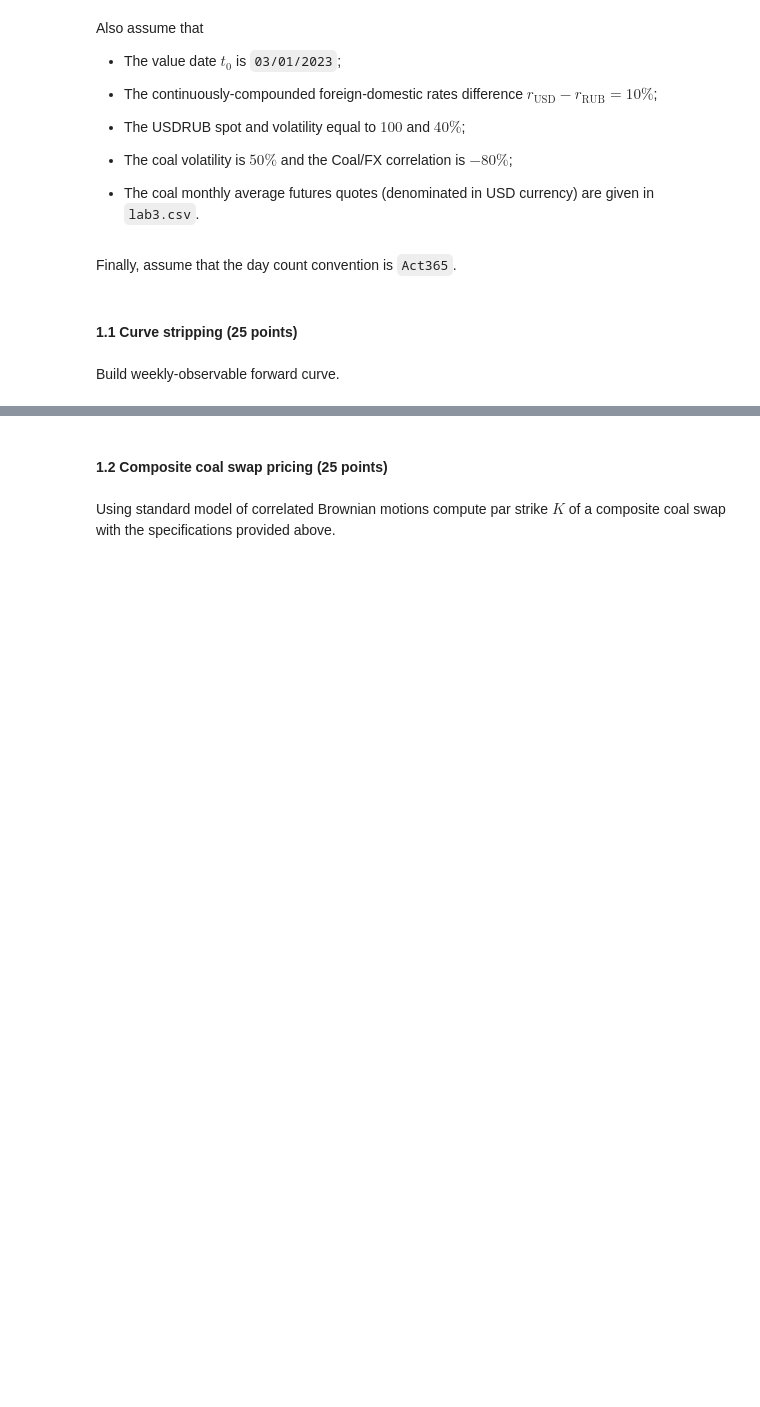
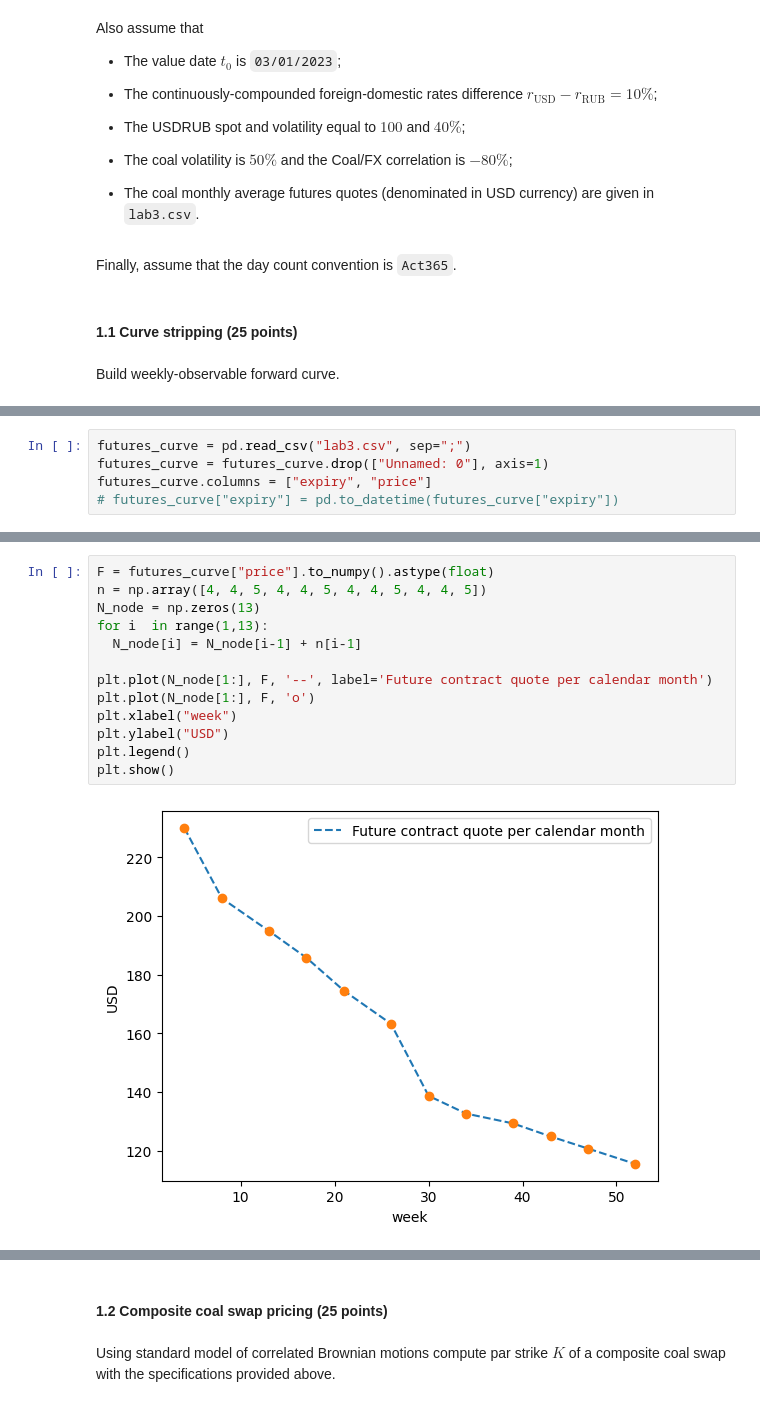
Before and after one commit to Cloda/Homeworks, a Jupyter notebook: VegaAppliedMathematicalFinance/Part2/AMFII_Lab3.ipynb, the cells around one changed output, grey strips where cells are left out. Saved outputs shown, nothing was run; the diff lists cells and outputs as text; blank space fills up the shorter version.

```diff
--- a/VegaAppliedMathematicalFinance/Part2/AMFII_Lab3.ipynb
+++ b/VegaAppliedMathematicalFinance/Part2/AMFII_Lab3.ipynb
@@ -44,0 +63,5 @@ Build weekly-observable forward curve.
+# %%
+futures_curve = pd.read_csv("lab3.csv", sep=";")
+futures_curve = futures_curve.drop(["Unnamed: 0"], axis=1)
+futures_curve.columns = ["expiry", "price"]
+# futures_curve["expiry"] = pd.to_datetime(futures_curve["expiry"])
@@ -44,0 +84,15 @@ Build weekly-observable forward curve.
+# %%
+F = futures_curve["price"].to_numpy().astype(float)
+n = np.array([4, 4, 5, 4, 4, 5, 4, 4, 5, 4, 4, 5])
+N_node = np.zeros(13)
+for i  in range(1,13):
+  N_node[i] = N_node[i-1] + n[i-1]
+
+plt.plot(N_node[1:], F, '--', label='Future contract quote per calendar month')
+plt.plot(N_node[1:], F, 'o')
+plt.xlabel("week")
+plt.ylabel("USD")
+plt.legend()
+plt.show()
+# %% [output]
+[figure, added]
```
Also changed, not shown: parts of 25 cells of this notebook, 1 other file.
